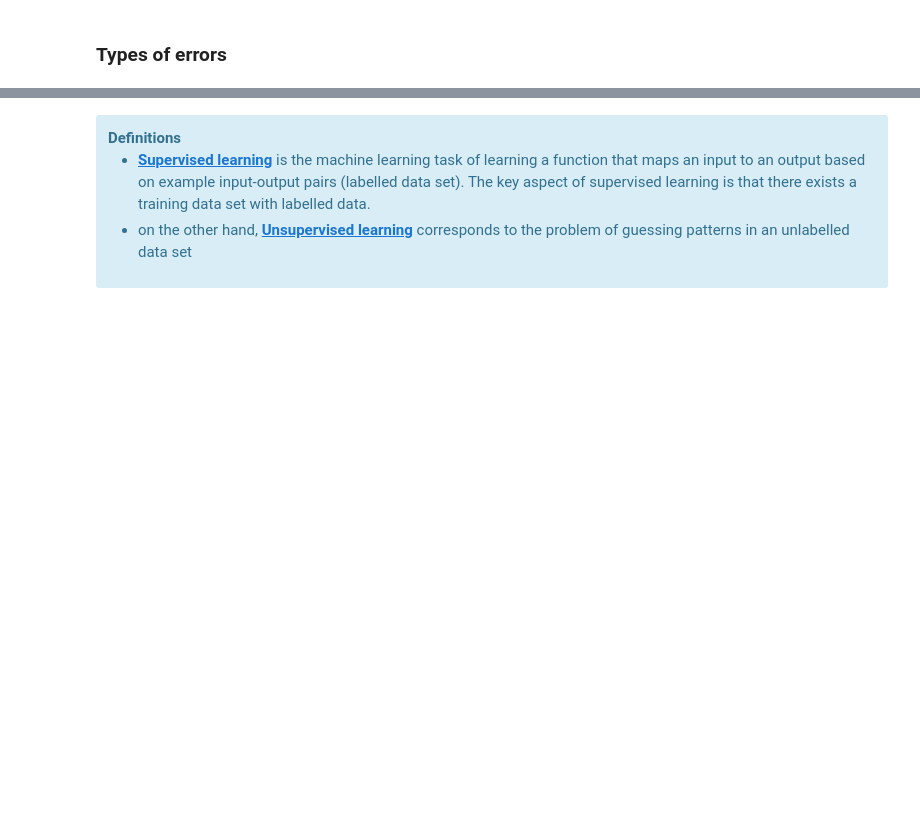
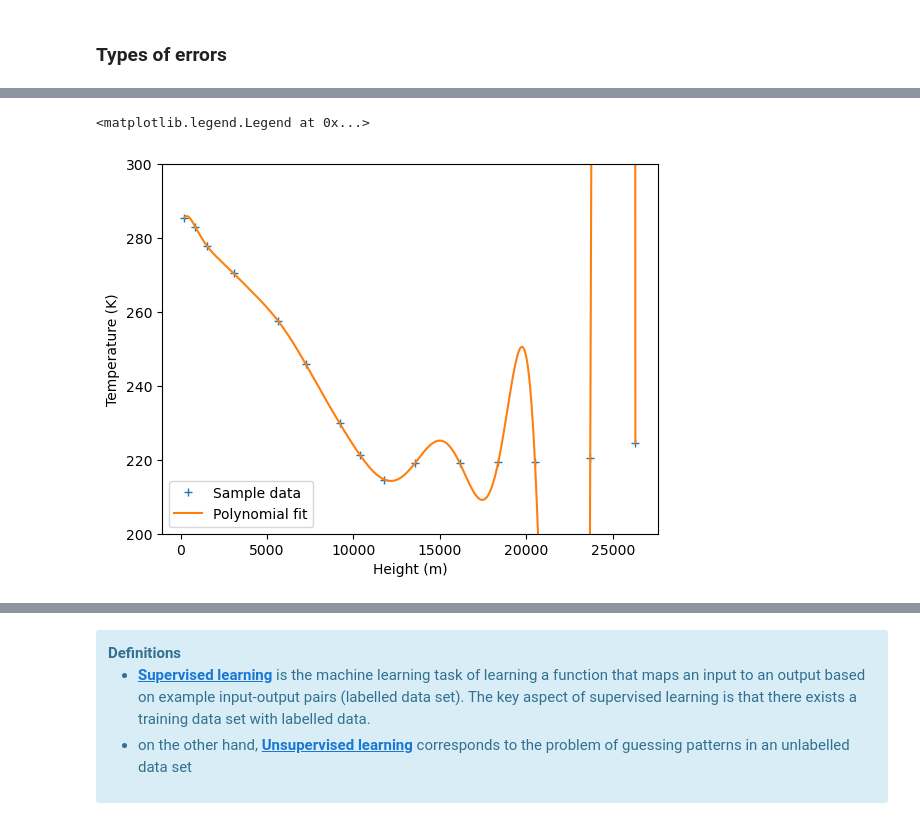
Before and after one commit to Pchambet/ml4climate, a Jupyter notebook: book/notebooks/01_introduction.ipynb, the cells around one changed output, grey strips where cells are left out. Cells and saved outputs as stored; diff of their text form; code cells hidden in the pictures; blank space fills up the shorter version.

```diff
--- a/book/notebooks/01_introduction.ipynb
+++ b/book/notebooks/01_introduction.ipynb
@@ -219,0 +225,19 @@ plt.legend()
+# %%
+h_max = 30000
+X = df_960901['geop'][df_960901['geop'] < h_max].dropna().values
+y = df_960901['t'][df_960901['geop'] < h_max].dropna().values
+
+
+z = np.polyfit(X, y, 15)
+p = np.poly1d(z)
+xp = np.linspace(X.min(),X.max(),500)
+plt.plot(X,y,'+', label='Sample data')
+plt.plot(xp,p(xp),'-', label='Polynomial fit')
+plt.ylim([200,300])
+plt.legend()
+plt.xlabel('Height (m)')
+plt.ylabel('Temperature (K)')
+plt.legend()
+# %% [output]
+<matplotlib.legend.Legend at 0x...>
+[figure, added]
```
Also changed, not shown: parts of 46 cells of this notebook, 4 other files.
